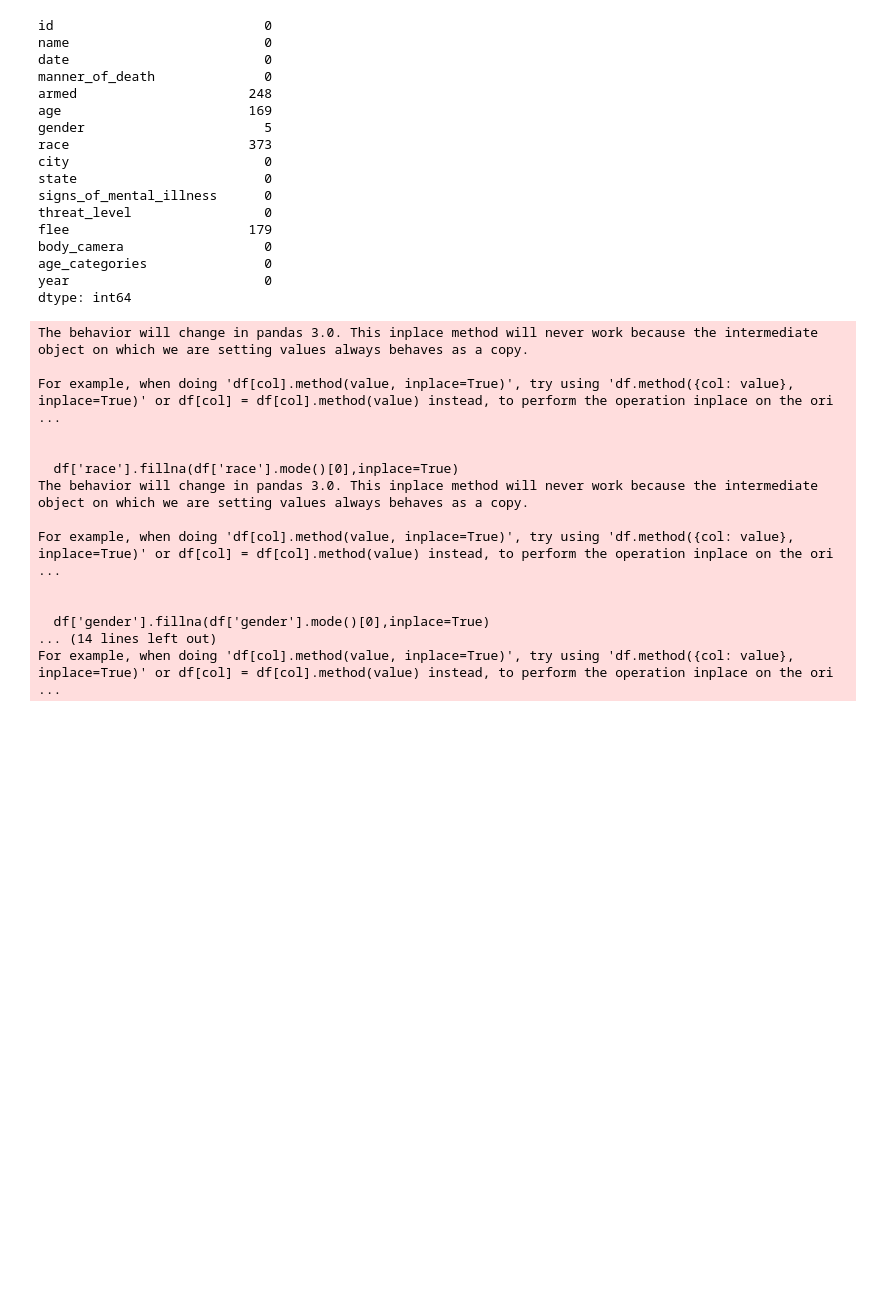
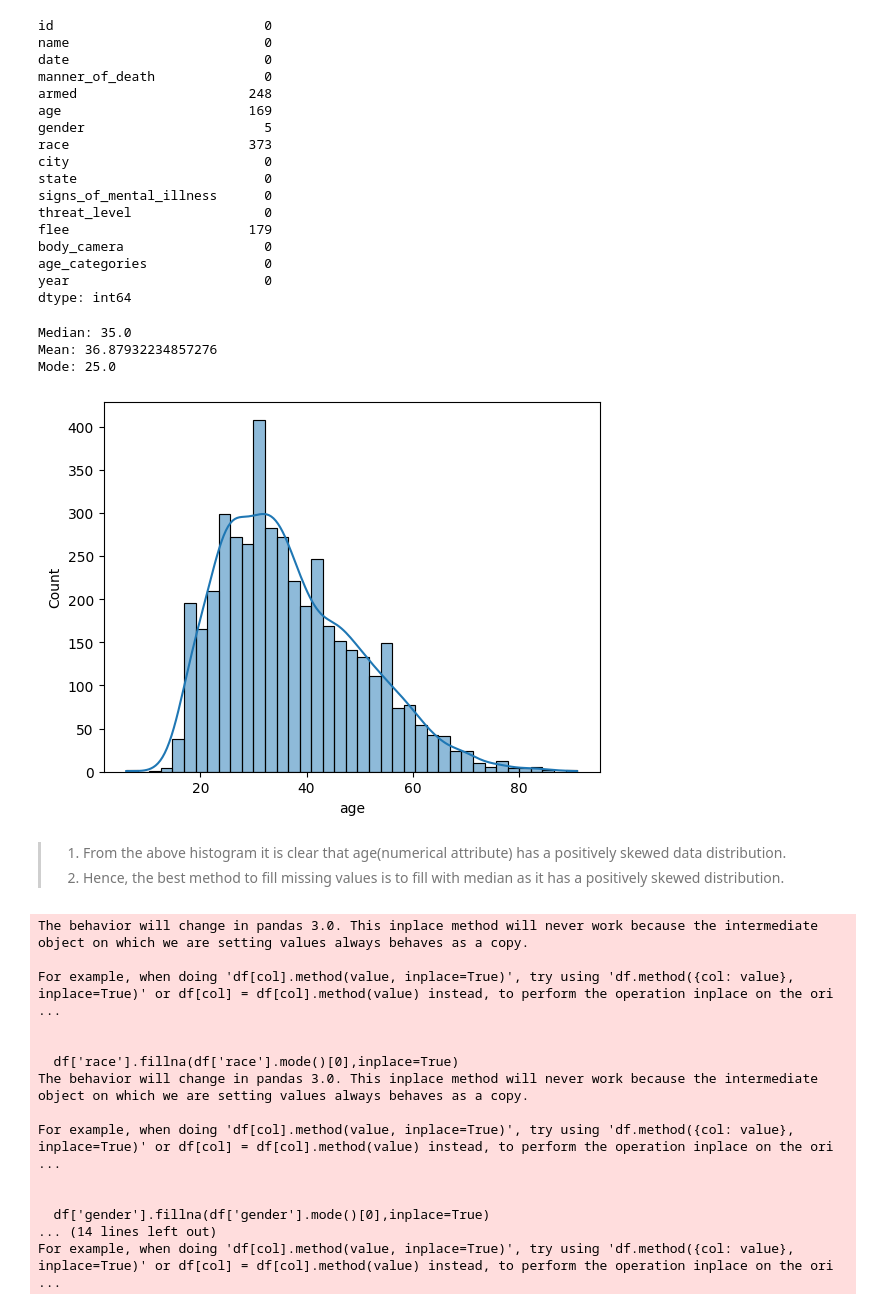
Before and after one commit to srikrish2812/data_mining, a Jupyter notebook: week_3/UOA_assessment_w3.ipynb, the cells around one changed output. Cells and saved outputs as stored; diff of their text form; code cells hidden in the pictures; blank space fills up the shorter version.

```diff
--- a/week_3/UOA_assessment_w3.ipynb
+++ b/week_3/UOA_assessment_w3.ipynb
@@ -100,6 +100,20 @@ body_camera                  0
 age_categories               0
 year                         0
 dtype: int64
+# %%
+# plot age column to check if data is skewed or not
+sns.histplot(data=df,x='age',kde=True)
+print("Median:",df['age'].median())
+print("Mean:",df['age'].mean())
+print("Mode:",df['age'].mode()[0])
+# %% [output]
+Median: 35.0
+Mean: 36.87932234857276
+Mode: 25.0
+[figure, added]
+# %% [markdown]
+>1. From the above histogram it is clear that age(numerical attribute) has a positively skewed data distribution.
+>2. Hence, the best method to fill missing values is to fill with median as it has a positively skewed distribution.
 # %%
 # Handle the missing values
 #df['<<__A__>>'].fillna(df['<<__B__>>'].'<<__C__>>'()[0],inplace=True)
```
Also changed, not shown: parts of 6 cells of this notebook, 1 other file.
